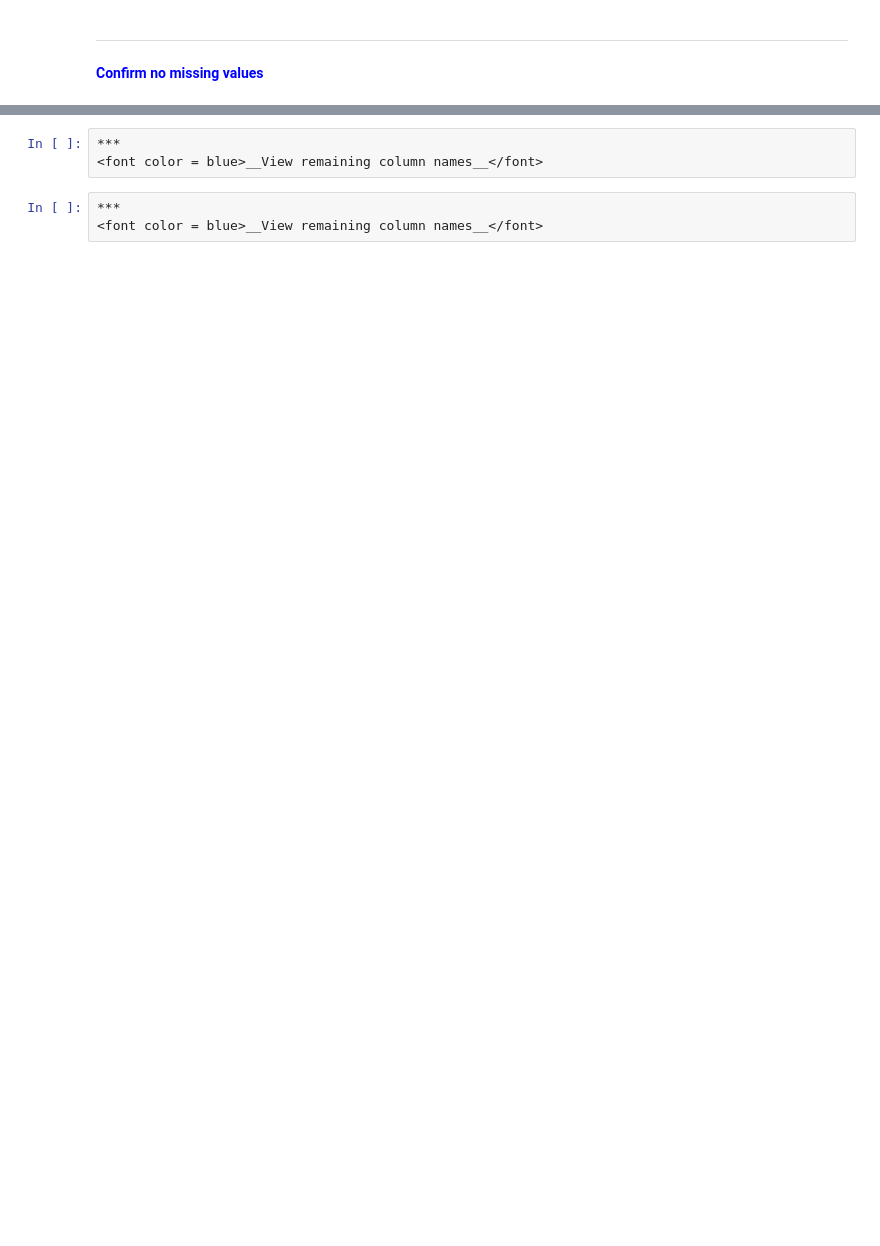
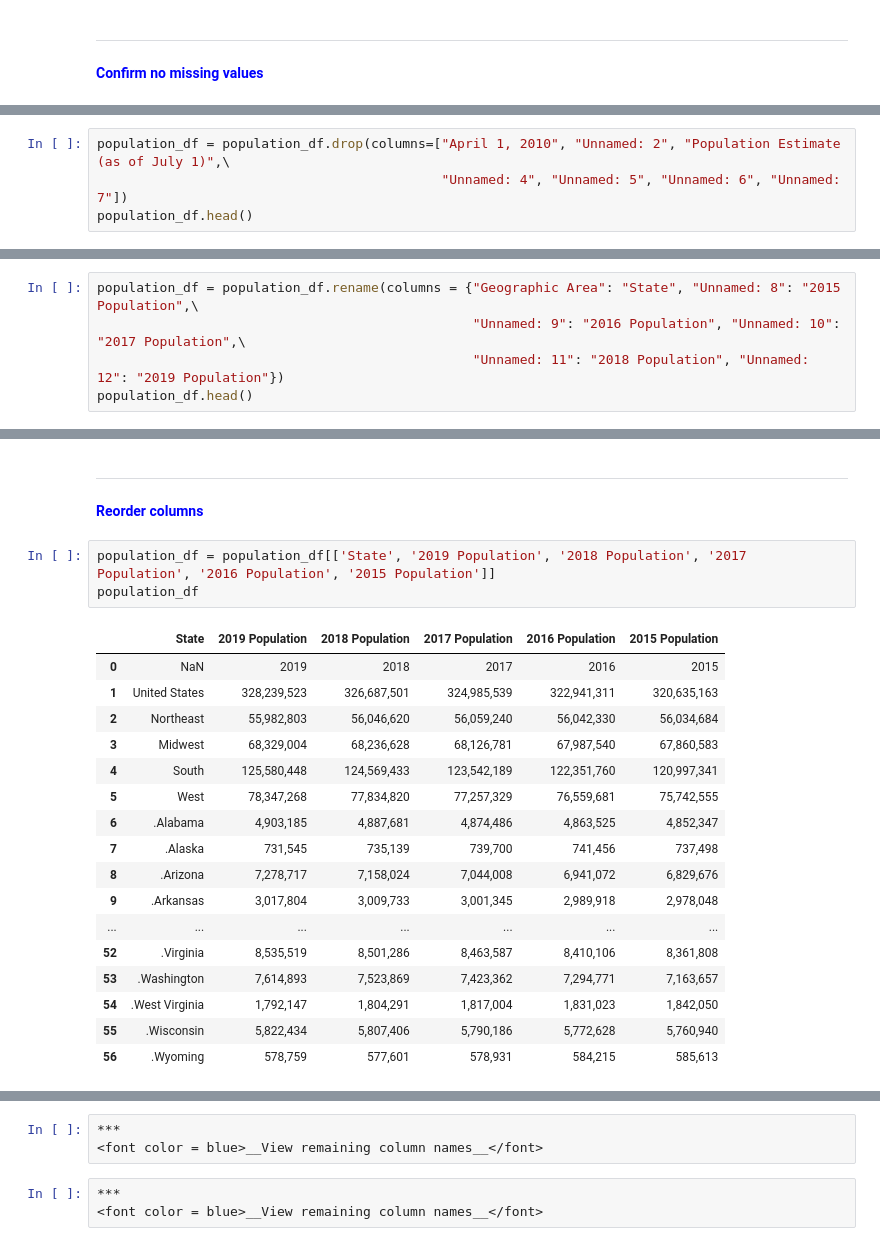
Before and after one commit to vandrade88/ETL-project, a Jupyter notebook: ETL Project.ipynb, the cells around one changed output, grey strips where cells are left out. Saved outputs shown, nothing was run; the diff lists cells and outputs as text; blank space fills up the shorter version.

```diff
--- a/ETL Project.ipynb
+++ b/ETL Project.ipynb
@@ -405,0 +442,4 @@ dtype: int64
+# %%
+population_df = population_df.drop(columns=["April 1, 2010", "Unnamed: 2", "Population Estimate (as of July 1)",\
+                                            "Unnamed: 4", "Unnamed: 5", "Unnamed: 6", "Unnamed: 7"])
+population_df.head()
@@ -405,0 +456,5 @@ dtype: int64
+# %%
+population_df = population_df.rename(columns = {"Geographic Area": "State", "Unnamed: 8": "2015 Population",\
+                                                "Unnamed: 9": "2016 Population", "Unnamed: 10": "2017 Population",\
+                                                "Unnamed: 11": "2018 Population", "Unnamed: 12": "2019 Population"})
+population_df.head()
@@ -405,0 +468,24 @@ dtype: int64
+# %% [markdown]
+***
+<font color = blue>__Reorder columns__</font>
+# %%
+population_df = population_df[['State', '2019 Population', '2018 Population', '2017 Population', '2016 Population', '2015 Population']]
+population_df
+# %% [output]
+|  | State | 2019 Population | 2018 Population | 2017 Population | 2016 Population | 2015 Population |
+| 0 | NaN | 2019 | 2018 | 2017 | 2016 | 2015 |
+| 1 | United States | 328,239,523 | 326,687,501 | 324,985,539 | 322,941,311 | 320,635,163 |
+| 2 | Northeast | 55,982,803 | 56,046,620 | 56,059,240 | 56,042,330 | 56,034,684 |
+| 3 | Midwest | 68,329,004 | 68,236,628 | 68,126,781 | 67,987,540 | 67,860,583 |
+| 4 | South | 125,580,448 | 124,569,433 | 123,542,189 | 122,351,760 | 120,997,341 |
+| 5 | West | 78,347,268 | 77,834,820 | 77,257,329 | 76,559,681 | 75,742,555 |
+| 6 | .Alabama | 4,903,185 | 4,887,681 | 4,874,486 | 4,863,525 | 4,852,347 |
+| 7 | .Alaska | 731,545 | 735,139 | 739,700 | 741,456 | 737,498 |
+| 8 | .Arizona | 7,278,717 | 7,158,024 | 7,044,008 | 6,941,072 | 6,829,676 |
+| 9 | .Arkansas | 3,017,804 | 3,009,733 | 3,001,345 | 2,989,918 | 2,978,048 |
+| ... | ... | ... | ... | ... | ... | ... |
+| 52 | .Virginia | 8,535,519 | 8,501,286 | 8,463,587 | 8,410,106 | 8,361,808 |
+| 53 | .Washington | 7,614,893 | 7,523,869 | 7,423,362 | 7,294,771 | 7,163,657 |
+| 54 | .West Virginia | 1,792,147 | 1,804,291 | 1,817,004 | 1,831,023 | 1,842,050 |
+| 55 | .Wisconsin | 5,822,434 | 5,807,406 | 5,790,186 | 5,772,628 | 5,760,940 |
+| 56 | .Wyoming | 578,759 | 577,601 | 578,931 | 584,215 | 585,613 |
```
Also changed, not shown: parts of 34 cells of this notebook.
